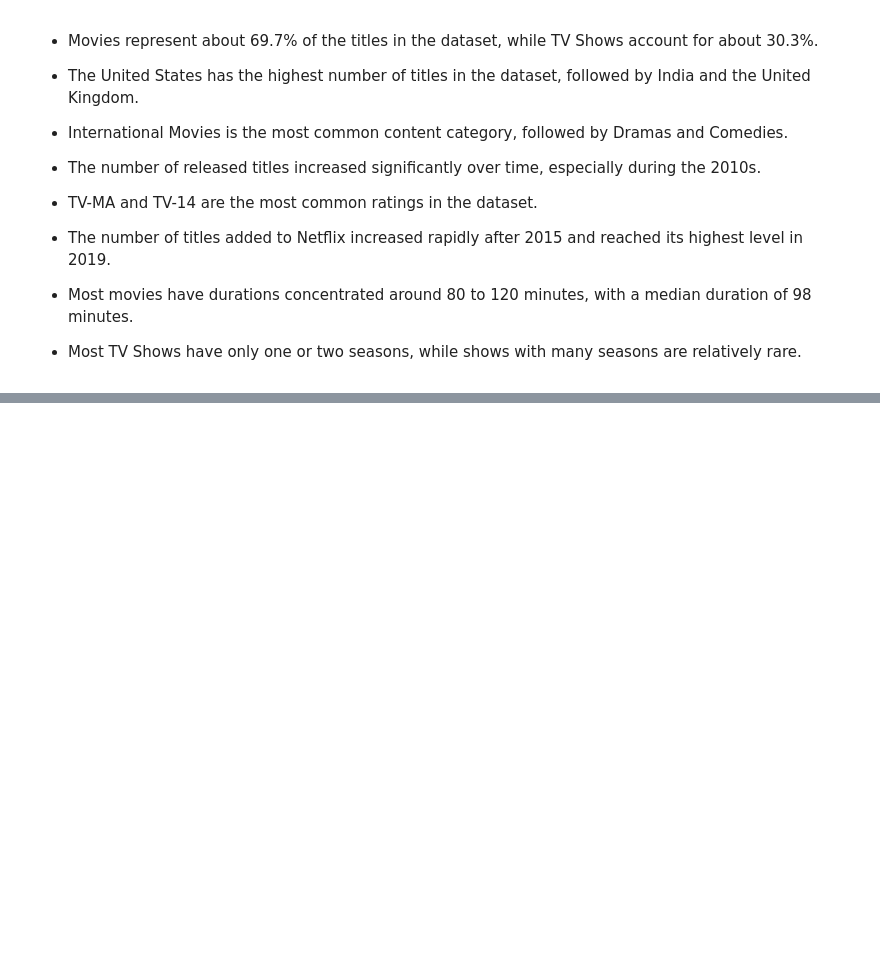
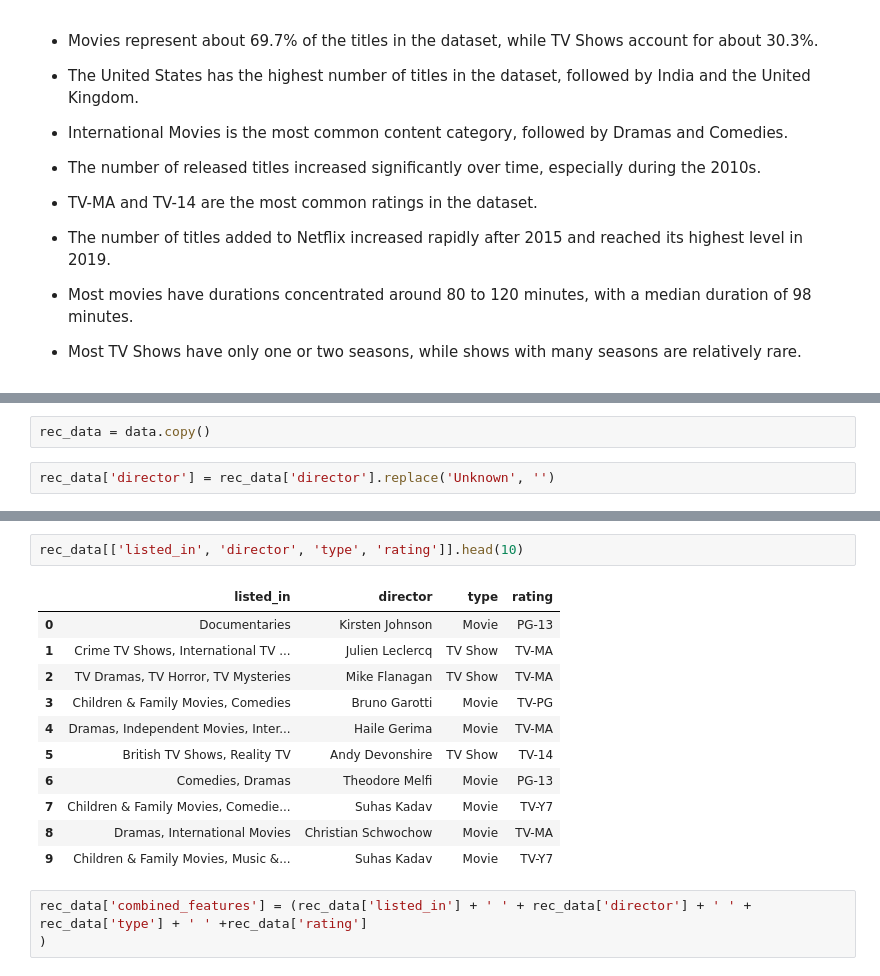
Before and after one commit to ahmedmamdouh111/Netflix-data-science-internship, a Jupyter notebook: Netflix_Data_Science_Internship.ipynb, the cells around one changed output, grey strips where cells are left out. Saved outputs shown, nothing was run; the diff lists cells and outputs as text; blank space fills up the shorter version.

```diff
--- a/Netflix_Data_Science_Internship.ipynb
+++ b/Netflix_Data_Science_Internship.ipynb
@@ -673,0 +721,4 @@ Most TV Shows in the dataset have only one season, followed by shows with two se
+# %%
+rec_data = data.copy()
+# %%
+rec_data['director'] = rec_data['director'].replace('Unknown', '')
@@ -673,0 +743,17 @@ Most TV Shows in the dataset have only one season, followed by shows with two se
+# %%
+rec_data[['listed_in', 'director', 'type', 'rating']].head(10)
+# %% [output]
+|  | listed_in | director | type | rating |
+| 0 | Documentaries | Kirsten Johnson | Movie | PG-13 |
+| 1 | Crime TV Shows, International TV ... | Julien Leclercq | TV Show | TV-MA |
+| 2 | TV Dramas, TV Horror, TV Mysteries | Mike Flanagan | TV Show | TV-MA |
+| 3 | Children & Family Movies, Comedies | Bruno Garotti | Movie | TV-PG |
+| 4 | Dramas, Independent Movies, Inter... | Haile Gerima | Movie | TV-MA |
+| 5 | British TV Shows, Reality TV | Andy Devonshire | TV Show | TV-14 |
+| 6 | Comedies, Dramas | Theodore Melfi | Movie | PG-13 |
+| 7 | Children & Family Movies, Comedie... | Suhas Kadav | Movie | TV-Y7 |
+| 8 | Dramas, International Movies | Christian Schwochow | Movie | TV-MA |
+| 9 | Children & Family Movies, Music &... | Suhas Kadav | Movie | TV-Y7 |
+# %%
+rec_data['combined_features'] = (rec_data['listed_in'] + ' ' + rec_data['director'] + ' ' + rec_data['type'] + ' ' +rec_data['rating']
+)
```
Also changed, not shown: parts of 18 cells of this notebook.
